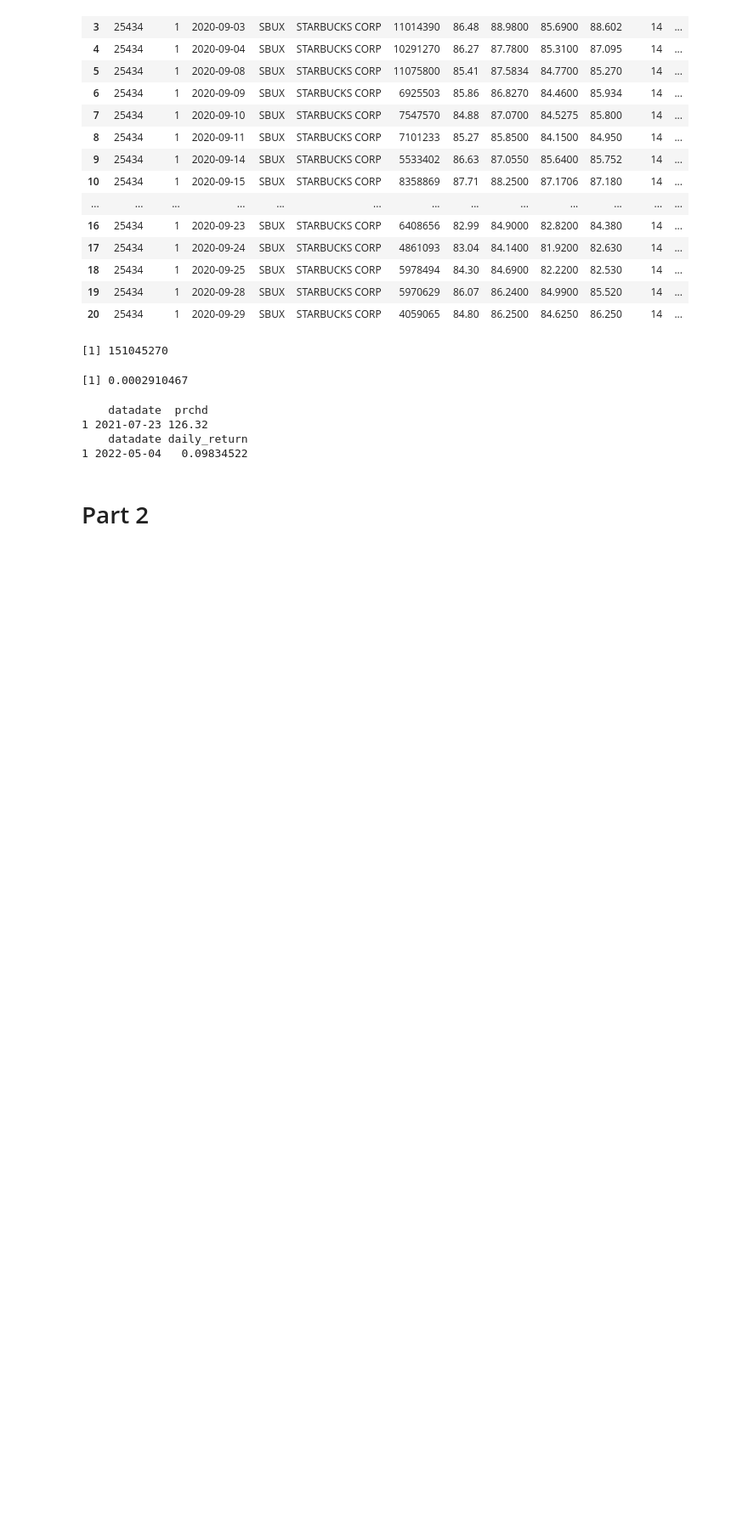
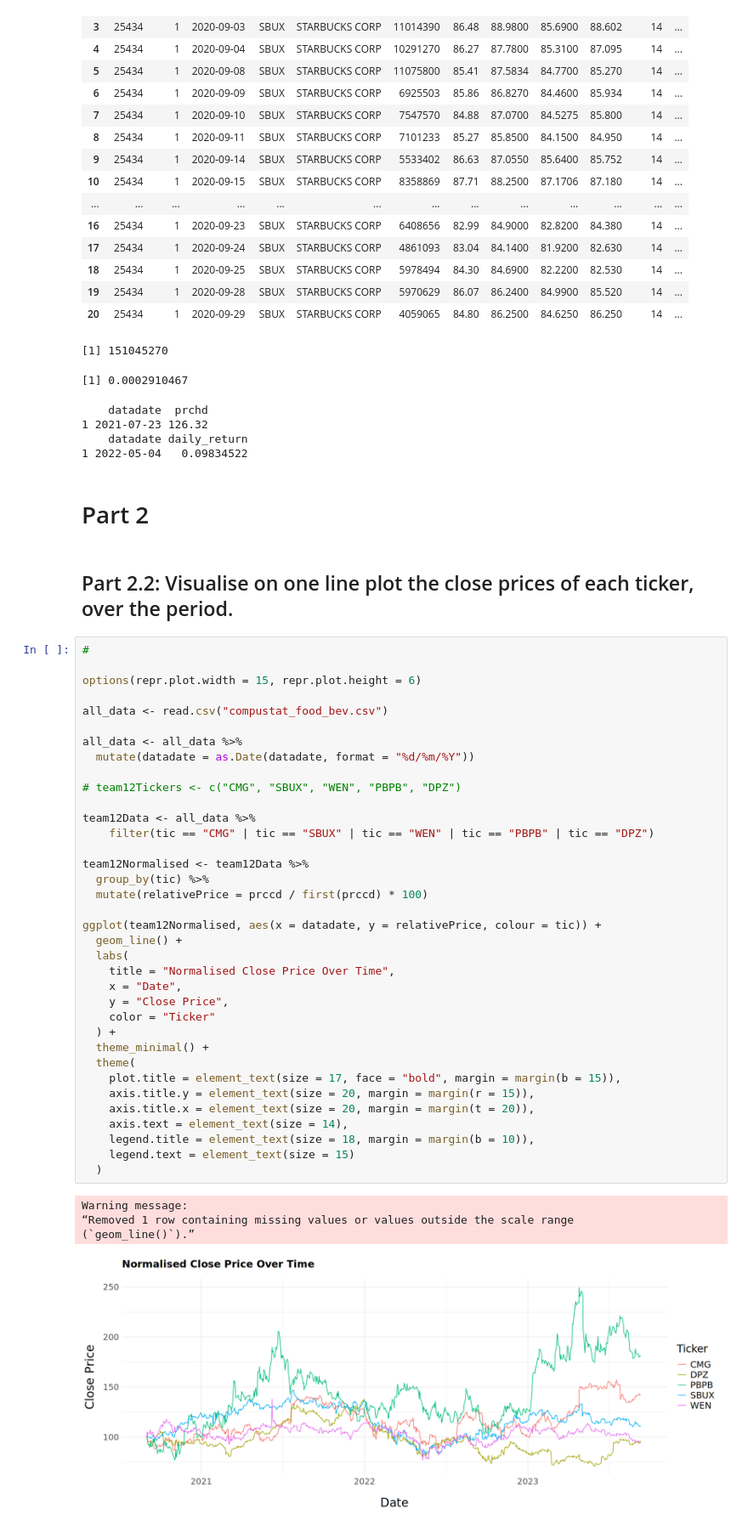
Before and after one commit to LiamHoogstad/Apps_R_HW1, a Jupyter notebook: MAIN_FILE.ipynb, the cells around one changed output. Shown at 85% size. Cells and saved outputs as stored; diff of their text form; blank space fills up the shorter version.

```diff
--- a/MAIN_FILE.ipynb
+++ b/MAIN_FILE.ipynb
@@ -570,3 +528,46 @@ A data.frame: 20 × 18
 1 2022-05-04   0.09834522
 # %% [markdown]
 # Part 2
+# %% [markdown]
+## Part 2.2: Visualise on one line plot the close prices of each ticker, over the period.
+# %%
+#
+
+options(repr.plot.width = 15, repr.plot.height = 6)
+
+all_data <- read.csv("compustat_food_bev.csv")
+
+all_data <- all_data %>%
+  mutate(datadate = as.Date(datadate, format = "%d/%m/%Y"))
+
+# team12Tickers <- c("CMG", "SBUX", "WEN", "PBPB", "DPZ")
+
+team12Data <- all_data %>%
+    filter(tic == "CMG" | tic == "SBUX" | tic == "WEN" | tic == "PBPB" | tic == "DPZ")
+
+team12Normalised <- team12Data %>%
+  group_by(tic) %>%
+  mutate(relativePrice = prccd / first(prccd) * 100)
+
+ggplot(team12Normalised, aes(x = datadate, y = relativePrice, colour = tic)) +
+  geom_line() +
+  labs(
+    title = "Normalised Close Price Over Time",
+    x = "Date",
+    y = "Close Price",
+    color = "Ticker"
+  ) +
+  theme_minimal() +
+  theme(
+    plot.title = element_text(size = 17, face = "bold", margin = margin(b = 15)),
+    axis.title.y = element_text(size = 20, margin = margin(r = 15)),
+    axis.title.x = element_text(size = 20, margin = margin(t = 20)),
+    axis.text = element_text(size = 14),
+    legend.title = element_text(size = 18, margin = margin(b = 10)),
+    legend.text = element_text(size = 15)
+  )
+# %% [output]
+Warning message:
+“Removed 1 row containing missing values or values outside the scale range
+(`geom_line()`).”
+[figure, added]
```
Also changed, not shown: parts of 3 cells of this notebook, 1 other file.
